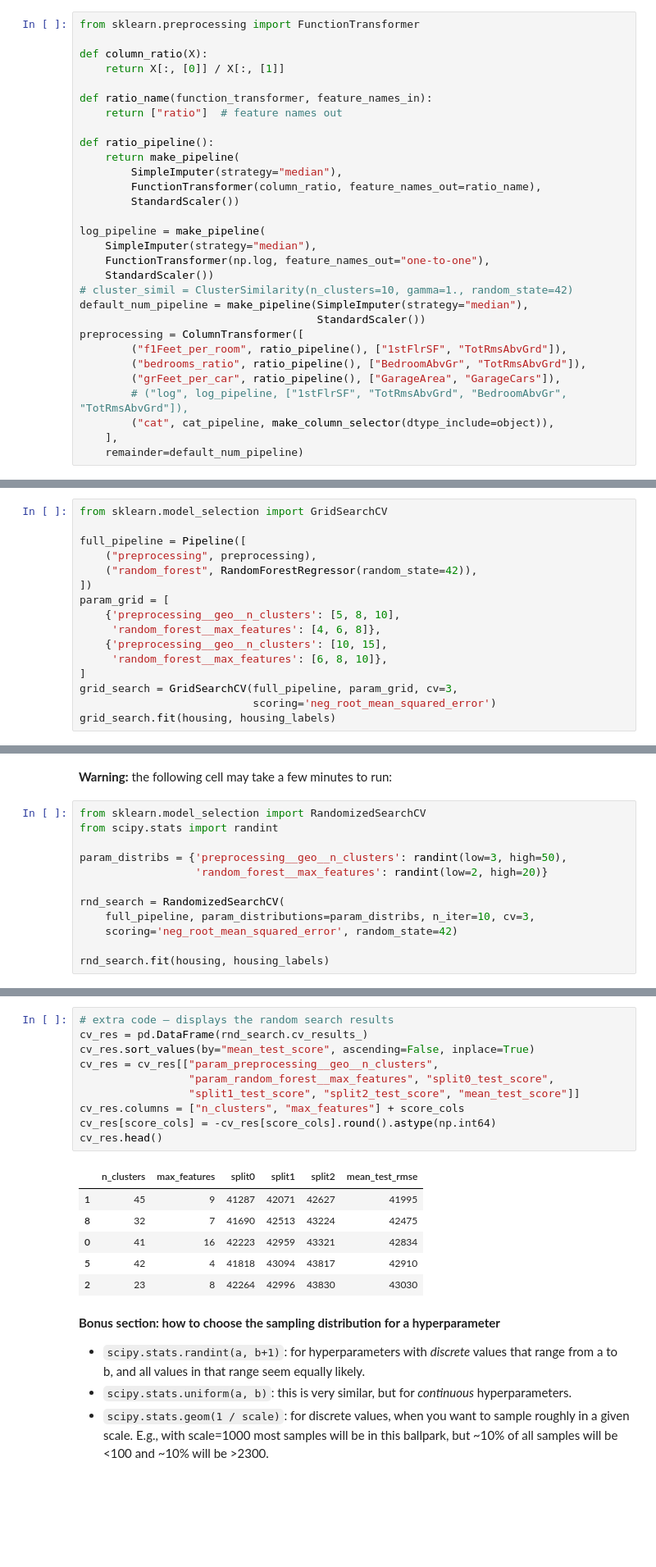
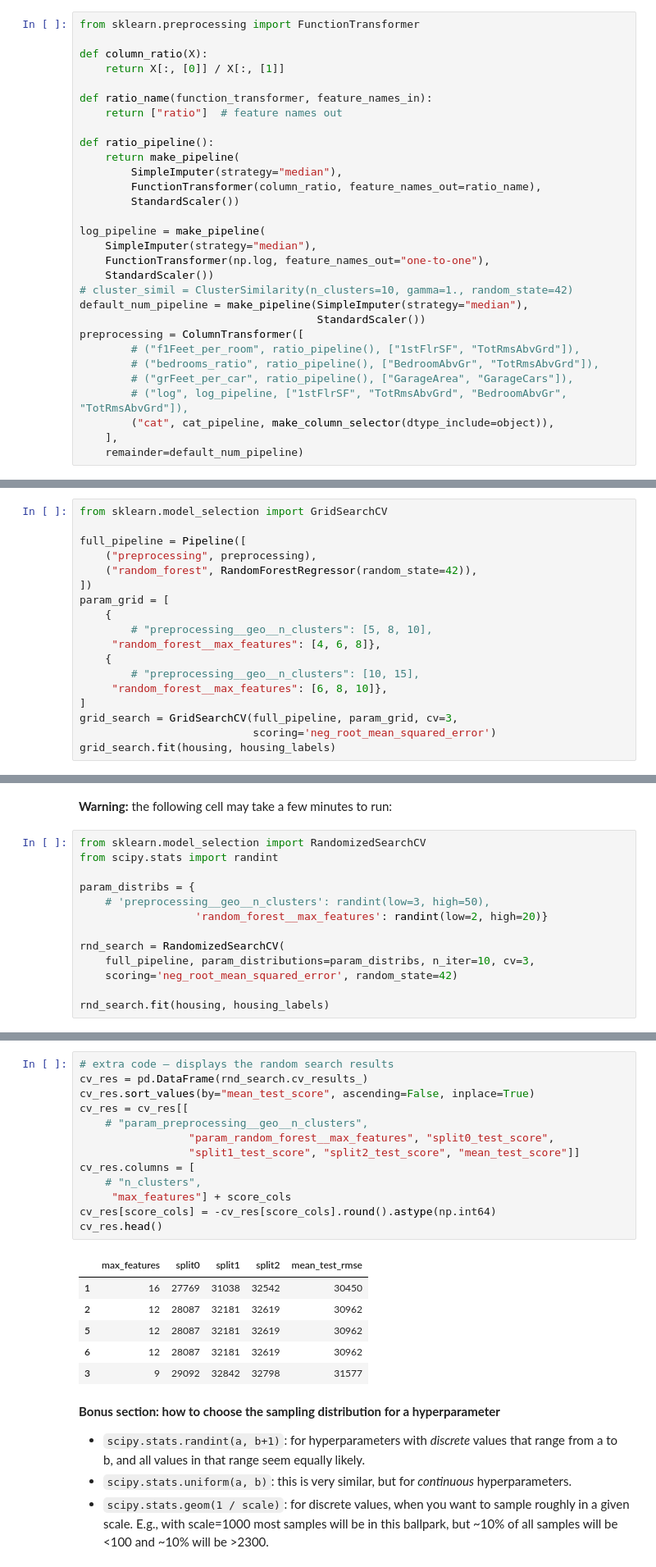
Before and after one commit to colafishx/handson-ml3, a Jupyter notebook: 02_end_to_end_machine_learning_project.ipynb, the cells around one changed output, grey strips where cells are left out. Shown at 82% size. Saved outputs shown, nothing was run; the diff lists cells and outputs as text; blank space fills up the shorter version.

```diff
--- a/02_end_to_end_machine_learning_project.ipynb
+++ b/02_end_to_end_machine_learning_project.ipynb
@@ -1184,9 +1183,9 @@ log_pipeline = make_pipeline(
 default_num_pipeline = make_pipeline(SimpleImputer(strategy="median"),
                                      StandardScaler())
 preprocessing = ColumnTransformer([
-        ("f1Feet_per_room", ratio_pipeline(), ["1stFlrSF", "TotRmsAbvGrd"]),
-        ("bedrooms_ratio", ratio_pipeline(), ["BedroomAbvGr", "TotRmsAbvGrd"]),
-        ("grFeet_per_car", ratio_pipeline(), ["GarageArea", "GarageCars"]),
+        # ("f1Feet_per_room", ratio_pipeline(), ["1stFlrSF", "TotRmsAbvGrd"]),
+        # ("bedrooms_ratio", ratio_pipeline(), ["BedroomAbvGr", "TotRmsAbvGrd"]),
+        # ("grFeet_per_car", ratio_pipeline(), ["GarageArea", "GarageCars"]),
         # ("log", log_pipeline, ["1stFlrSF", "TotRmsAbvGrd", "BedroomAbvGr", "TotRmsAbvGrd"]),
         ("cat", cat_pipeline, make_column_selector(dtype_include=object)),
     ],
@@ -1372,10 +1360,12 @@ full_pipeline = Pipeline([
     ("random_forest", RandomForestRegressor(random_state=42)),
 ])
 param_grid = [
-    {'preprocessing__geo__n_clusters': [5, 8, 10],
-     'random_forest__max_features': [4, 6, 8]},
-    {'preprocessing__geo__n_clusters': [10, 15],
-     'random_forest__max_features': [6, 8, 10]},
+    {
+        # "preprocessing__geo__n_clusters": [5, 8, 10],
+     "random_forest__max_features": [4, 6, 8]},
+    {
+        # "preprocessing__geo__n_clusters": [10, 15],
+     "random_forest__max_features": [6, 8, 10]},
 ]
 grid_search = GridSearchCV(full_pipeline, param_grid, cv=3,
                            scoring='neg_root_mean_squared_error')
@@ -1468,7 +1455,8 @@ Try 30 (`n_iter` × `cv`) random combinations of hyperparameters:
 from sklearn.model_selection import RandomizedSearchCV
 from scipy.stats import randint
 
-param_distribs = {'preprocessing__geo__n_clusters': randint(low=3, high=50),
+param_distribs = {
+    # 'preprocessing__geo__n_clusters': randint(low=3, high=50),
                   'random_forest__max_features': randint(low=2, high=20)}
 
 rnd_search = RandomizedSearchCV(
@@ -1496,20 +1484,23 @@ RandomizedSearchCV(cv=3,
 # %%
 # extra code – displays the random search results
 cv_res = pd.DataFrame(rnd_search.cv_results_)
 cv_res.sort_values(by="mean_test_score", ascending=False, inplace=True)
-cv_res = cv_res[["param_preprocessing__geo__n_clusters",
+cv_res = cv_res[[
+    # "param_preprocessing__geo__n_clusters",
                  "param_random_forest__max_features", "split0_test_score",
                  "split1_test_score", "split2_test_score", "mean_test_score"]]
-cv_res.columns = ["n_clusters", "max_features"] + score_cols
+cv_res.columns = [
+    # "n_clusters",
+     "max_features"] + score_cols
 cv_res[score_cols] = -cv_res[score_cols].round().astype(np.int64)
 cv_res.head()
 # %% [output]
-|  | n_clusters | max_features | split0 | split1 | split2 | mean_test_rmse |
-| 1 | 45 | 9 | 41287 | 42071 | 42627 | 41995 |
-| 8 | 32 | 7 | 41690 | 42513 | 43224 | 42475 |
-| 0 | 41 | 16 | 42223 | 42959 | 43321 | 42834 |
-| 5 | 42 | 4 | 41818 | 43094 | 43817 | 42910 |
-| 2 | 23 | 8 | 42264 | 42996 | 43830 | 43030 |
+|  | max_features | split0 | split1 | split2 | mean_test_rmse |
+| 1 | 16 | 27769 | 31038 | 32542 | 30450 |
+| 2 | 12 | 28087 | 32181 | 32619 | 30962 |
+| 5 | 12 | 28087 | 32181 | 32619 | 30962 |
+| 6 | 12 | 28087 | 32181 | 32619 | 30962 |
+| 3 | 9 | 29092 | 32842 | 32798 | 31577 |
 # %% [markdown]
 **Bonus section: how to choose the sampling distribution for a hyperparameter**
 
```
Also changed, not shown: parts of 29 cells of this notebook.
